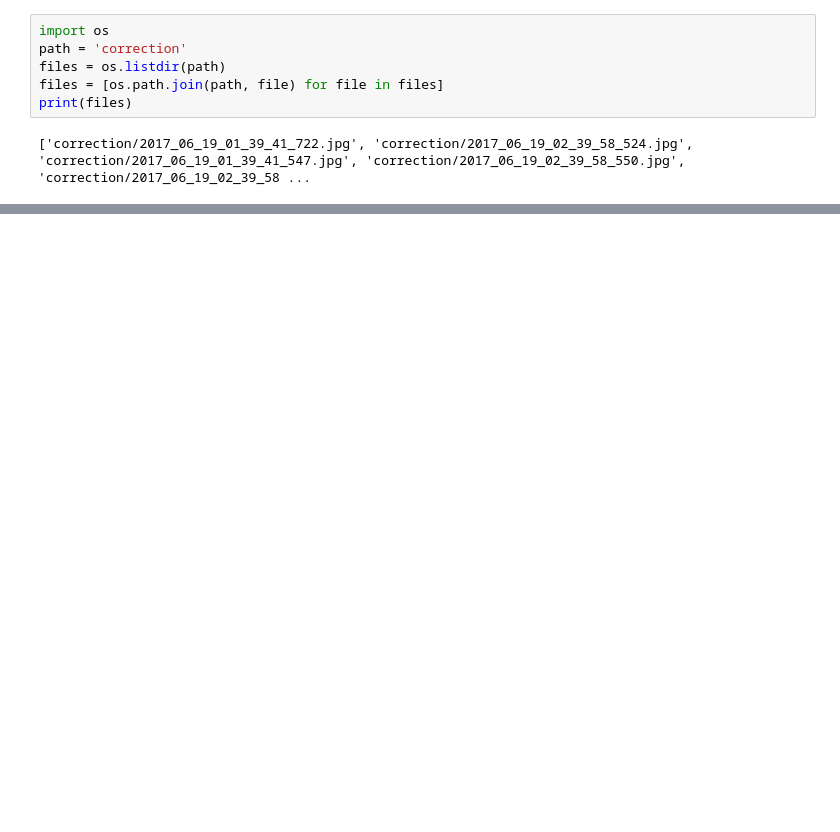
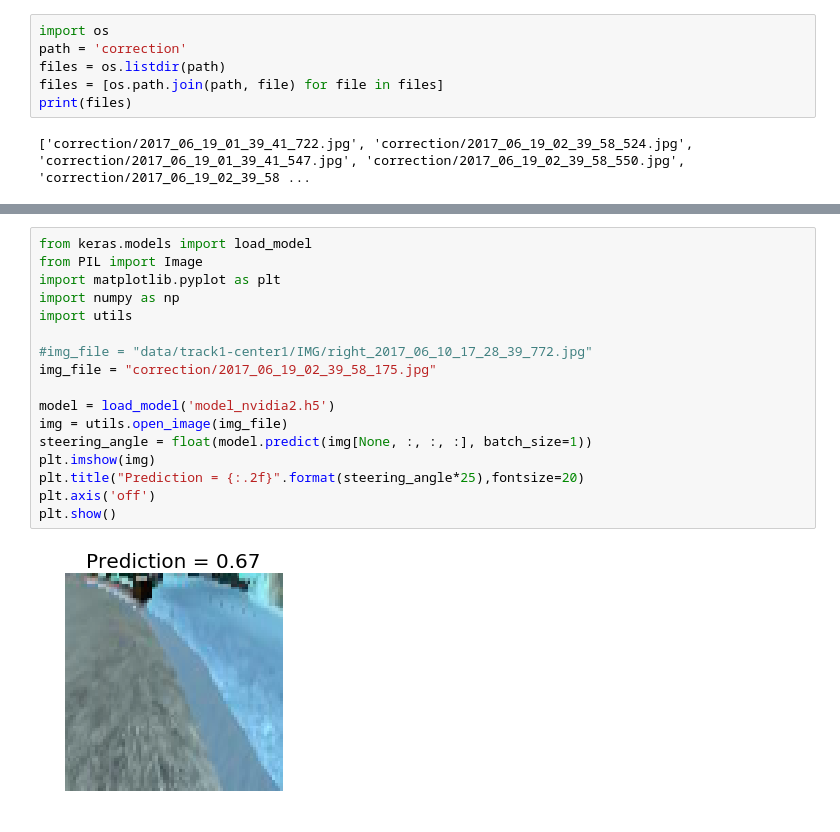
Before and after one commit to malichao/Behavioral-Cloning, a Jupyter notebook: Behavioral_Cloning.ipynb, the cells around one changed output, grey strips where cells are left out. Drawn from its saved outputs; the diff is of its cells as text; blank space fills up the shorter version.

```diff
--- a/Behavioral_Cloning.ipynb
+++ b/Behavioral_Cloning.ipynb
@@ -105,4 +123,23 @@ Plotting results  29
 Test completed
+# %%
+from keras.models import load_model
+from PIL import Image
+import matplotlib.pyplot as plt
+import numpy as np
+import utils
+
+#img_file = "data/track1-center1/IMG/right_2017_06_10_17_28_39_772.jpg"
+img_file = "correction/2017_06_19_02_39_58_175.jpg"
+
+model = load_model('model_nvidia2.h5')
+img = utils.open_image(img_file)
+steering_angle = float(model.predict(img[None, :, :, :], batch_size=1))
+plt.imshow(img)
+plt.title("Prediction = {:.2f}".format(steering_angle*25),fontsize=20)
+plt.axis('off')
+plt.show()
+# %% [output]
+[figure, added]
 # %%
 import utils
 import cv2
```
Also changed, not shown: parts of 8 cells of this notebook, 2 other files.
